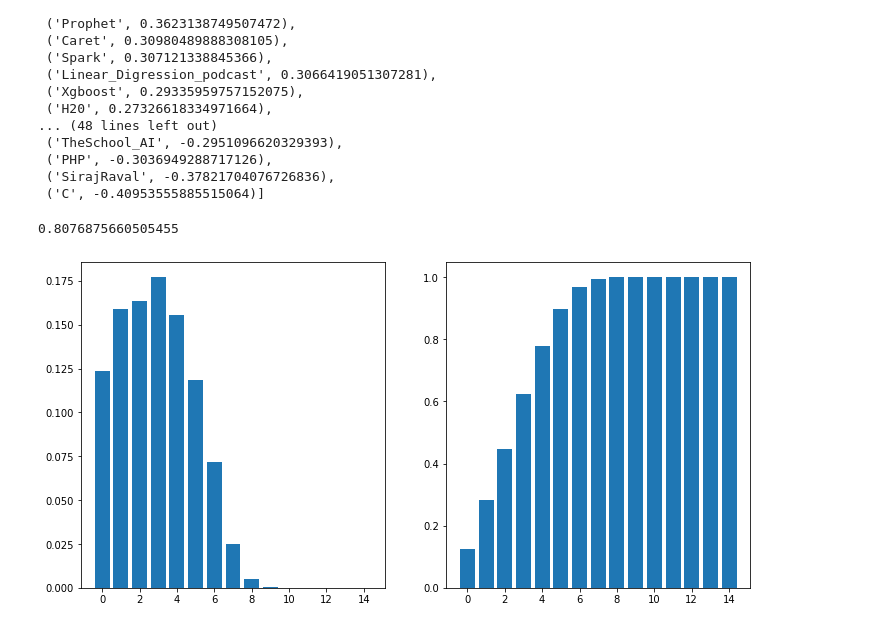
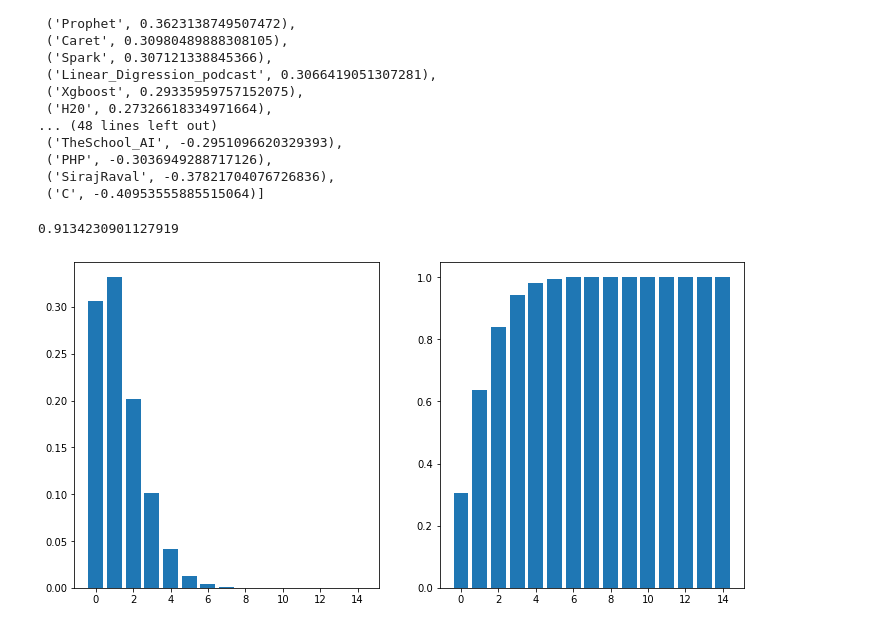
Before and after one commit to ptyshevs/ds_project, a Jupyter notebook: recommend.ipynb, the cells around one changed output. Drawn from its saved outputs; the diff is of its cells as text; code cells hidden in the pictures.

```diff
--- a/recommend.ipynb
+++ b/recommend.ipynb
@@ -372,13 +372,13 @@ get_recommendations(model.form_input_to_sample([], [], [], []))
  ('SirajRaval', -0.37821704076726836),
  ('C', -0.40953555885515064)]
 # %%
-idx, probs = model.predict(sample)
+idx, probs = model.predict(model.form_input_to_sample([], ['H20'], [], []))
 import matplotlib.pyplot as plt
 _, ax = plt.subplots(ncols=2, figsize=(12, 6))
 cum_probs = np.cumsum(probs)
 print(cum_probs.sum() / len(probs))
 ax[0].bar(np.arange(len(probs)), probs);
 ax[1].bar(np.arange(len(probs)), cum_probs);
 # %% [output]
-0.8076875660505455
+0.9134230901127919
-[figure, old version]
+[figure, new version]
```
Also changed, not shown: parts of 3 cells of this notebook, 3 other files.
